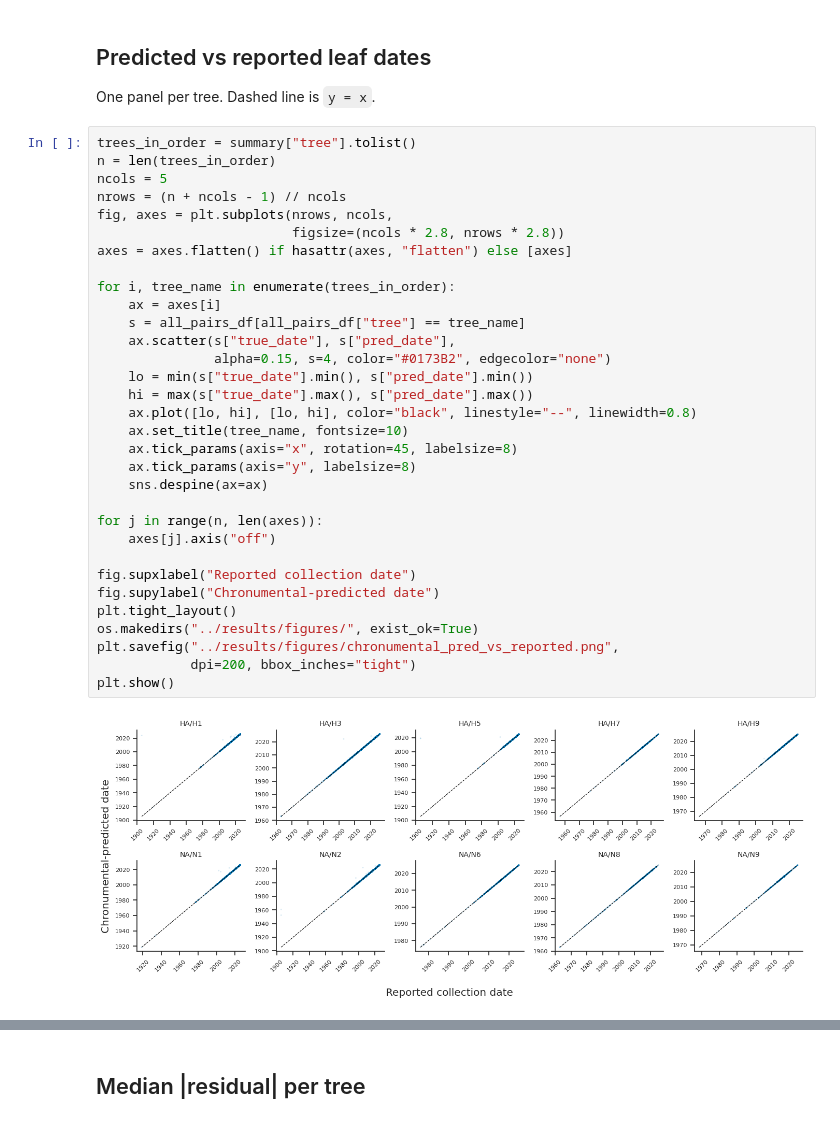
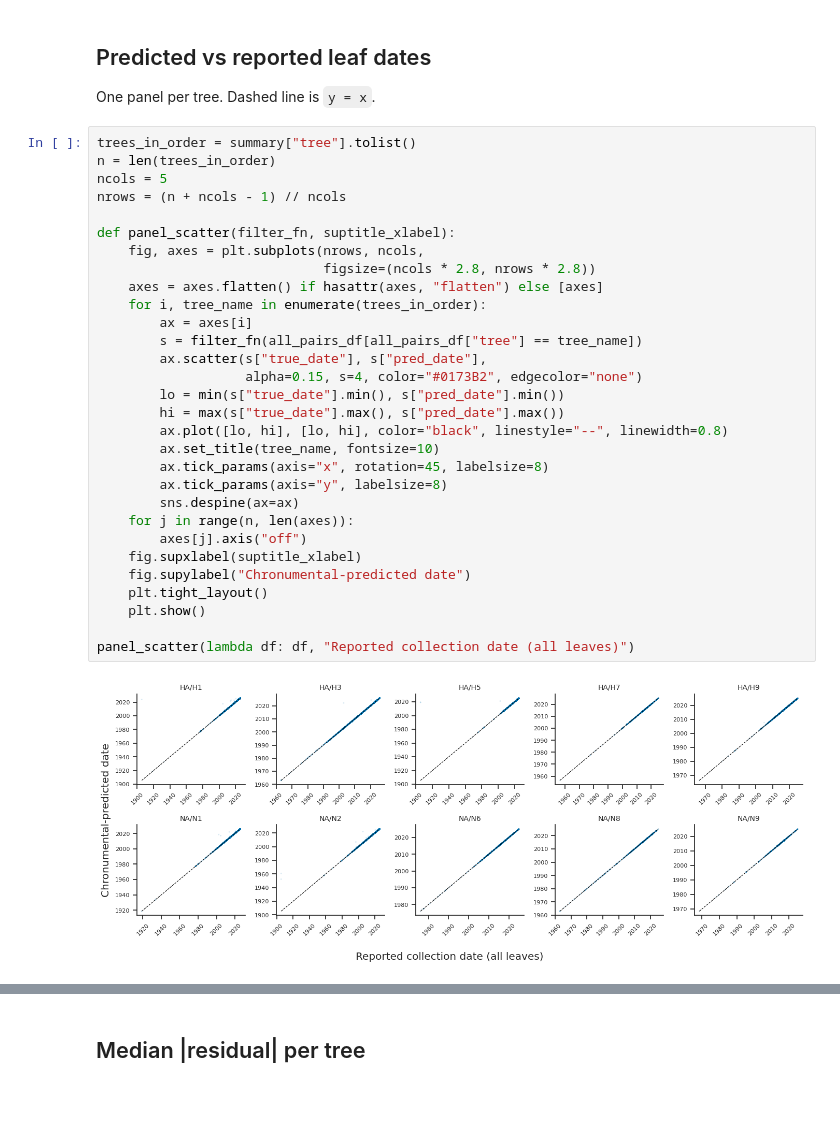
Before and after one commit to matsengrp/flu-usher, a Jupyter notebook: notebooks/analyze_chronumental.ipynb, the cells around one changed output, grey strips where cells are left out. Saved outputs shown, nothing was run; the diff lists cells and outputs as text.

```diff
--- a/notebooks/analyze_chronumental.ipynb
+++ b/notebooks/analyze_chronumental.ipynb
@@ -94,34 +93,32 @@ One panel per tree. Dashed line is `y = x`.
 # %%
 trees_in_order = summary["tree"].tolist()
 n = len(trees_in_order)
 ncols = 5
 nrows = (n + ncols - 1) // ncols
-fig, axes = plt.subplots(nrows, ncols,
-                         figsize=(ncols * 2.8, nrows * 2.8))
-axes = axes.flatten() if hasattr(axes, "flatten") else [axes]
 
-for i, tree_name in enumerate(trees_in_order):
-    ax = axes[i]
-    s = all_pairs_df[all_pairs_df["tree"] == tree_name]
-    ax.scatter(s["true_date"], s["pred_date"],
-               alpha=0.15, s=4, color="#0173B2", edgecolor="none")
-    lo = min(s["true_date"].min(), s["pred_date"].min())
-    hi = max(s["true_date"].max(), s["pred_date"].max())
-    ax.plot([lo, hi], [lo, hi], color="black", linestyle="--", linewidth=0.8)
-    ax.set_title(tree_name, fontsize=10)
-    ax.tick_params(axis="x", rotation=45, labelsize=8)
-    ax.tick_params(axis="y", labelsize=8)
-    sns.despine(ax=ax)
+def panel_scatter(filter_fn, suptitle_xlabel):
+    fig, axes = plt.subplots(nrows, ncols,
+                             figsize=(ncols * 2.8, nrows * 2.8))
+    axes = axes.flatten() if hasattr(axes, "flatten") else [axes]
+    for i, tree_name in enumerate(trees_in_order):
+        ax = axes[i]
+        s = filter_fn(all_pairs_df[all_pairs_df["tree"] == tree_name])
+        ax.scatter(s["true_date"], s["pred_date"],
+                   alpha=0.15, s=4, color="#0173B2", edgecolor="none")
+        lo = min(s["true_date"].min(), s["pred_date"].min())
+        hi = max(s["true_date"].max(), s["pred_date"].max())
+        ax.plot([lo, hi], [lo, hi], color="black", linestyle="--", linewidth=0.8)
+        ax.set_title(tree_name, fontsize=10)
+        ax.tick_params(axis="x", rotation=45, labelsize=8)
+        ax.tick_params(axis="y", labelsize=8)
+        sns.despine(ax=ax)
+    for j in range(n, len(axes)):
+        axes[j].axis("off")
+    fig.supxlabel(suptitle_xlabel)
+    fig.supylabel("Chronumental-predicted date")
+    plt.tight_layout()
+    plt.show()
 
-for j in range(n, len(axes)):
-    axes[j].axis("off")
-
-fig.supxlabel("Reported collection date")
-fig.supylabel("Chronumental-predicted date")
-plt.tight_layout()
-os.makedirs("../results/figures/", exist_ok=True)
-plt.savefig("../results/figures/chronumental_pred_vs_reported.png",
-            dpi=200, bbox_inches="tight")
-plt.show()
+panel_scatter(lambda df: df, "Reported collection date (all leaves)")
 # %% [output]
-[figure, old version]
+[figure, new version]
```
Also changed, not shown: parts of 6 cells of this notebook.
